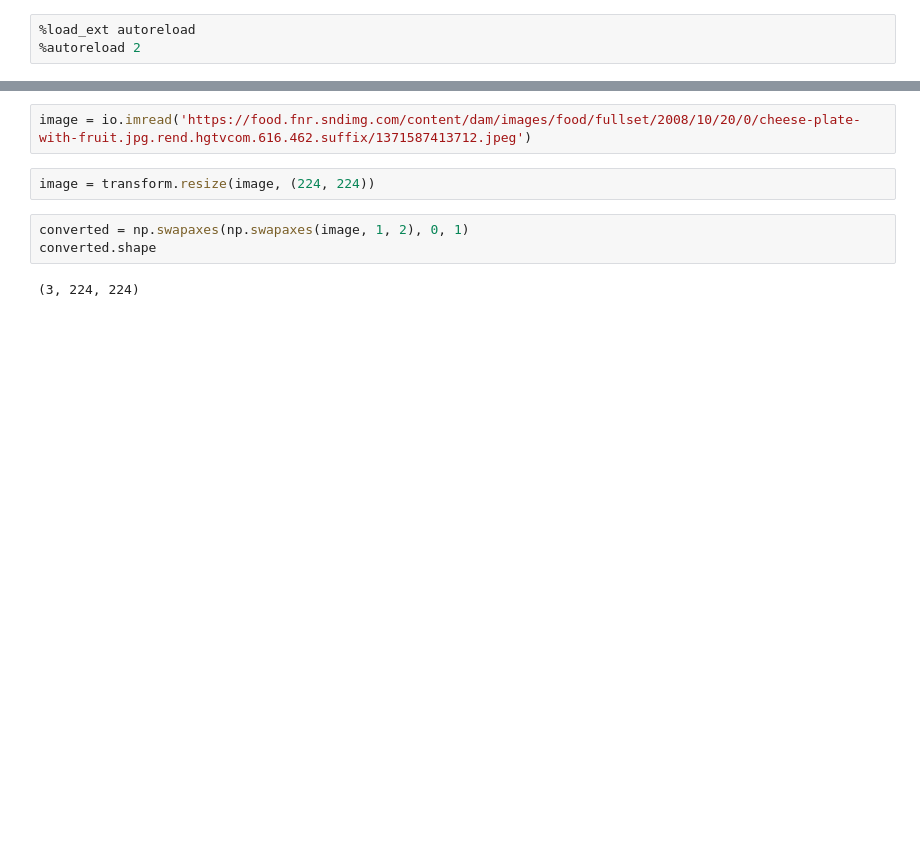
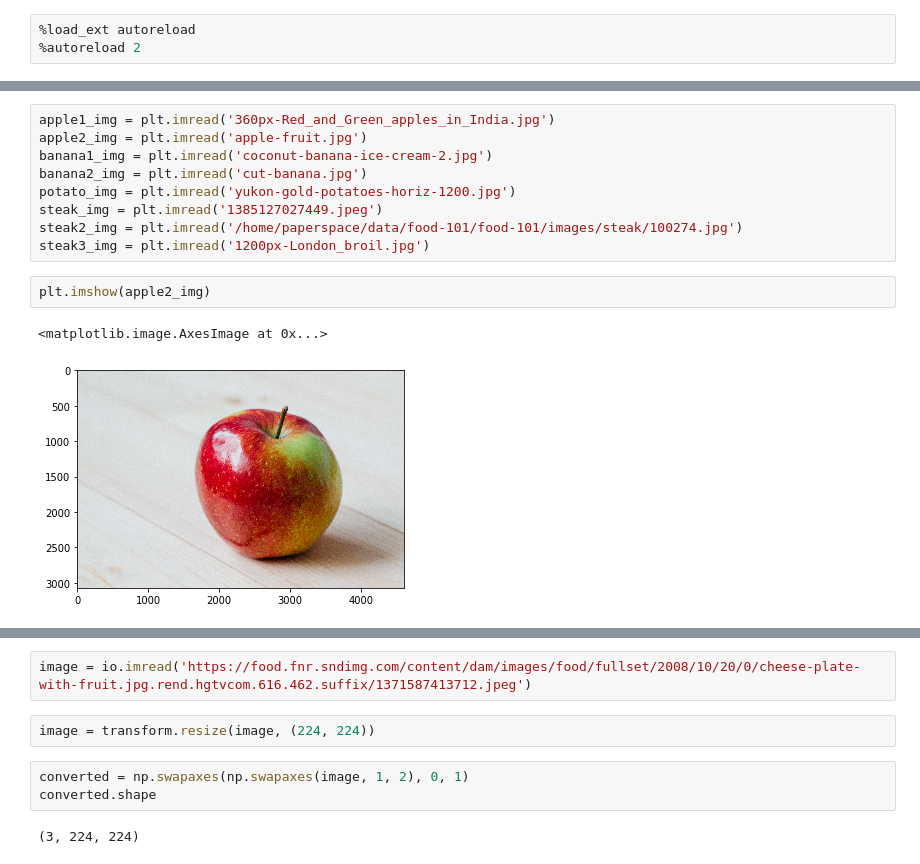
Before and after one commit to gabrielelanaro/food-pytorch, a Jupyter notebook: Untitled.ipynb, the cells around one changed output, grey strips where cells are left out. Saved outputs shown, nothing was run; the diff lists cells and outputs as text; blank space fills up the shorter version.

```diff
--- a/Untitled.ipynb
+++ b/Untitled.ipynb
@@ -43,0 +124,14 @@ for batch in dataset_loader:
+# %%
+apple1_img = plt.imread('360px-Red_and_Green_apples_in_India.jpg')
+apple2_img = plt.imread('apple-fruit.jpg')
+banana1_img = plt.imread('coconut-banana-ice-cream-2.jpg')
+banana2_img = plt.imread('cut-banana.jpg')
+potato_img = plt.imread('yukon-gold-potatoes-horiz-1200.jpg')
+steak_img = plt.imread('1385127027449.jpeg')
+steak2_img = plt.imread('/home/paperspace/data/food-101/food-101/images/steak/100274.jpg')
+steak3_img = plt.imread('1200px-London_broil.jpg')
+# %%
+plt.imshow(apple2_img)
+# %% [output]
+<matplotlib.image.AxesImage at 0x...>
+[figure, added]
```
Also changed, not shown: parts of 26 cells of this notebook, 6 other files.
